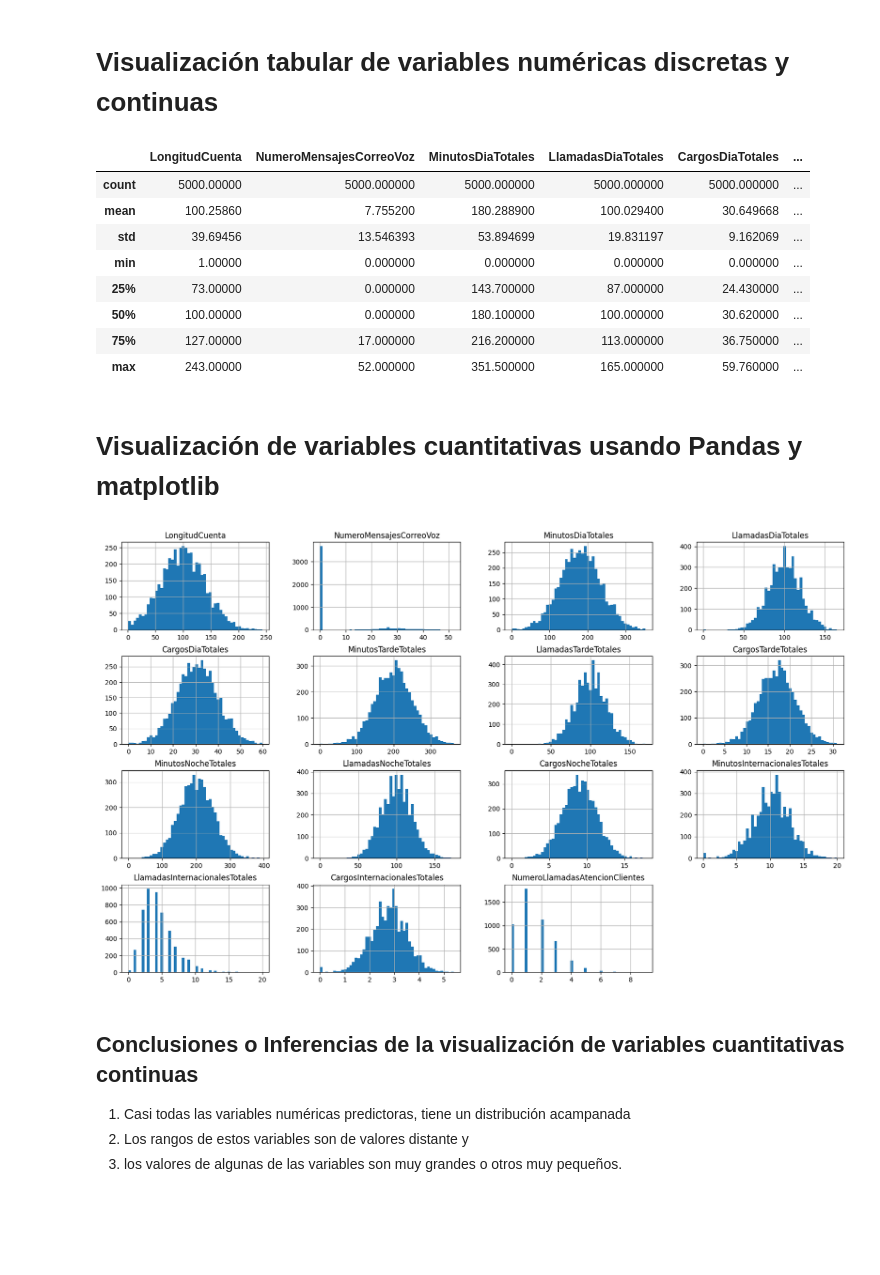
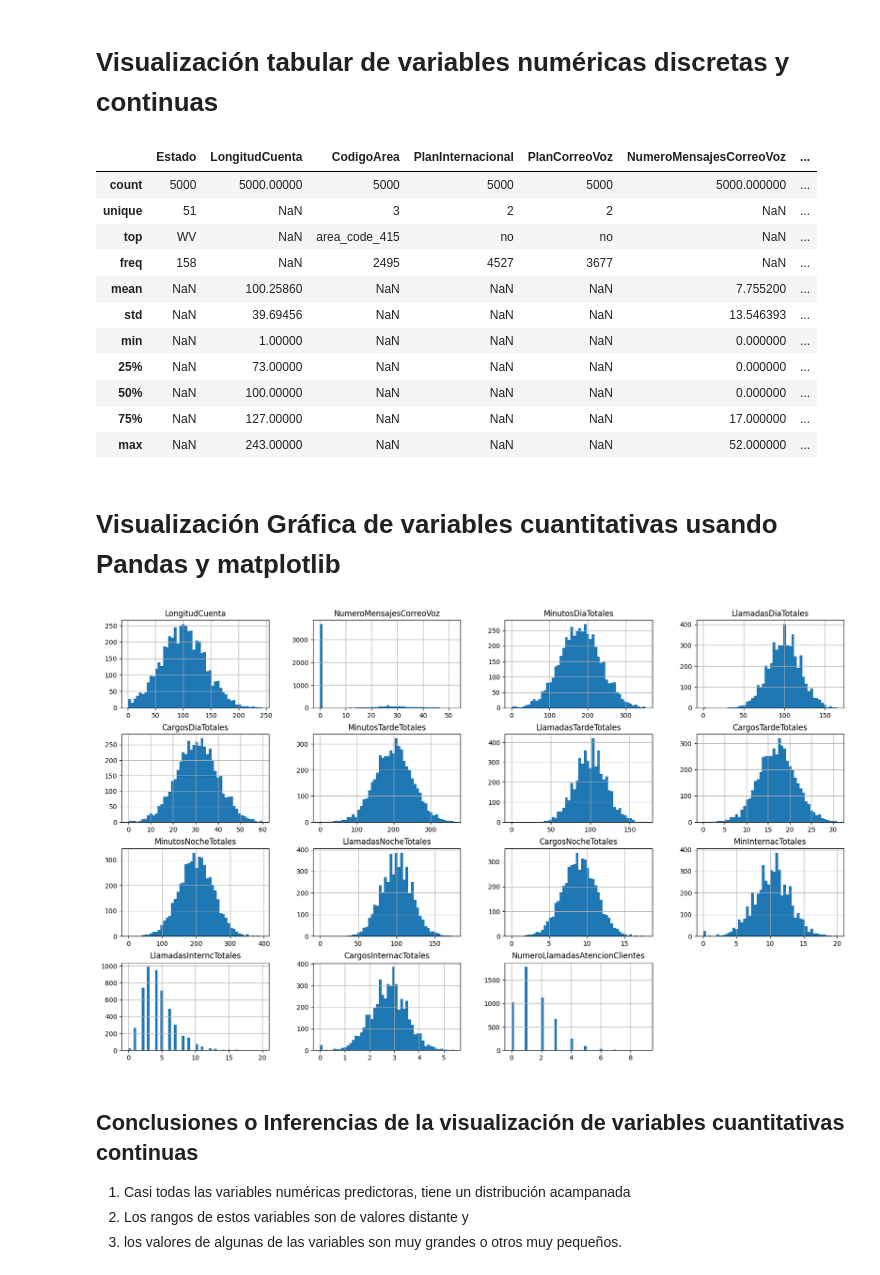
Before and after one commit to marco-canas/extension, a Jupyter notebook: taller_g_lideres/6_pactica_ml/1_analisis_abandono.ipynb, the cells around one changed output. Cells and saved outputs as stored; diff of their text form; code cells hidden in the pictures; blank space fills up the shorter version.

```diff
--- a/taller_g_lideres/6_pactica_ml/1_analisis_abandono.ipynb
+++ b/taller_g_lideres/6_pactica_ml/1_analisis_abandono.ipynb
@@ -173,4 +171,7 @@ Wall time: 5.67 s
 | 4998 | DC | 61 | area_code_415 | no | no | 0 | ... |
 | 4999 | DC | 109 | area_code_510 | no | no | 0 | ... |
 5000 rows × 20 columns
+# %%
+import numpy as np
+df.index = np.arange(1, 5000+1)
 # %%
@@ -204,8 +206,8 @@ df.columns = [
     'PlanCorreoVoz', 'NumeroMensajesCorreoVoz', 'MinutosDiaTotales',
     'LlamadasDiaTotales', 'CargosDiaTotales', 'MinutosTardeTotales',
     'LlamadasTardeTotales', 'CargosTardeTotales', 'MinutosNocheTotales',
-    'LlamadasNocheTotales', 'CargosNocheTotales', 'MinutosInternacionalesTotales',
-    'LlamadasInternacionalesTotales', 'CargosInternacionalesTotales',
+    'LlamadasNocheTotales', 'CargosNocheTotales', 'MinInternacTotales',
+    'LlamadasInterncTotales', 'CargosInternacTotales',
     'NumeroLlamadasAtencionClientes', 'Desercion'
 ]
 # El método pandas.DataFrame.rename(columns = {}) para renombrar de manera selectiva
@@ -358,26 +348,30 @@ memory usage: 781.4+ KB
 # %% [markdown]
 # Visualización tabular de variables numéricas discretas y continuas
 # %%
-df.describe()
+# Histogramas de variables aleatorias numéricas discretas y continuas
+df.describe(include='all')
 # %% [output]
-|  | LongitudCuenta | NumeroMensajesCorreoVoz | MinutosDiaTotales | LlamadasDiaTotales | CargosDiaTotales | ... |
-| count | 5000.00000 | 5000.000000 | 5000.000000 | 5000.000000 | 5000.000000 | ... |
-| mean | 100.25860 | 7.755200 | 180.288900 | 100.029400 | 30.649668 | ... |
-| std | 39.69456 | 13.546393 | 53.894699 | 19.831197 | 9.162069 | ... |
-| min | 1.00000 | 0.000000 | 0.000000 | 0.000000 | 0.000000 | ... |
-| 25% | 73.00000 | 0.000000 | 143.700000 | 87.000000 | 24.430000 | ... |
-| 50% | 100.00000 | 0.000000 | 180.100000 | 100.000000 | 30.620000 | ... |
-| 75% | 127.00000 | 17.000000 | 216.200000 | 113.000000 | 36.750000 | ... |
-| max | 243.00000 | 52.000000 | 351.500000 | 165.000000 | 59.760000 | ... |
+|  | Estado | LongitudCuenta | CodigoArea | PlanInternacional | PlanCorreoVoz | NumeroMensajesCorreoVoz | ... |
+| count | 5000 | 5000.00000 | 5000 | 5000 | 5000 | 5000.000000 | ... |
+| unique | 51 | NaN | 3 | 2 | 2 | NaN | ... |
+| top | WV | NaN | area_code_415 | no | no | NaN | ... |
+| freq | 158 | NaN | 2495 | 4527 | 3677 | NaN | ... |
+| mean | NaN | 100.25860 | NaN | NaN | NaN | 7.755200 | ... |
+| std | NaN | 39.69456 | NaN | NaN | NaN | 13.546393 | ... |
+| min | NaN | 1.00000 | NaN | NaN | NaN | 0.000000 | ... |
+| 25% | NaN | 73.00000 | NaN | NaN | NaN | 0.000000 | ... |
+| 50% | NaN | 100.00000 | NaN | NaN | NaN | 0.000000 | ... |
+| 75% | NaN | 127.00000 | NaN | NaN | NaN | 17.000000 | ... |
+| max | NaN | 243.00000 | NaN | NaN | NaN | 52.000000 | ... |
 # %% [markdown]
-# Visualización de variables cuantitativas usando Pandas y matplotlib
+# Visualización Gráfica de variables cuantitativas usando Pandas y matplotlib
 # %%
 # Matriz de histogramas
 import matplotlib.pyplot as plt
 df.hist(bins = 50, figsize=(20,12))
 plt.show()
 # %% [output]
-[figure, old version]
+[figure, new version]
 # %% [markdown]
 ## Conclusiones o Inferencias de la visualización de variables cuantitativas continuas
 
```
Also changed, not shown: parts of 59 cells of this notebook, 5 other files.
